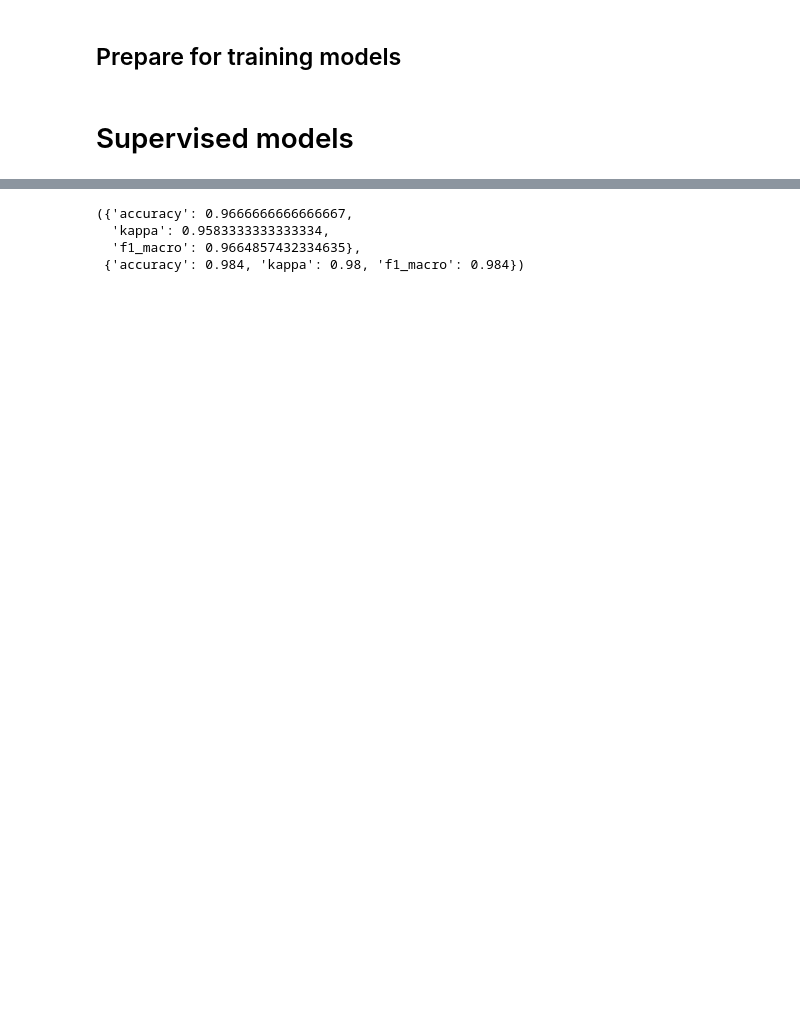
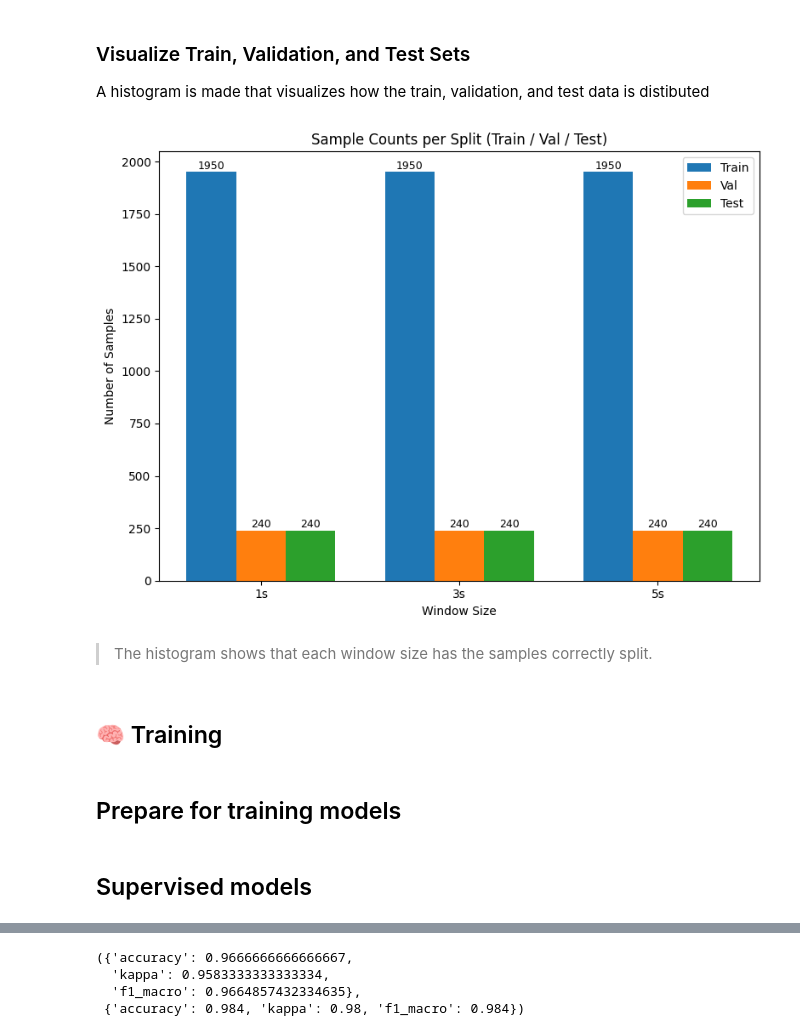
Before and after one commit to OfferPi/5ARE0-ActivityRecognition, a Jupyter notebook: group13_activity_recognition.ipynb, the cells around one changed output, grey strips where cells are left out. Cells and saved outputs as stored; diff of their text form; code cells hidden in the pictures; blank space fills up the shorter version.

```diff
--- a/group13_activity_recognition.ipynb
+++ b/group13_activity_recognition.ipynb
@@ -1085,3 +1011,73 @@ if __name__ == "__main__":
+# %%
+# Using 80% train, 10% val (default), and 10% test
+# Seed is the same for all to make no difference between what data is part of the sets of each time window
+# Split the 1-second samples into train/val/test sets
+train_samples_1s, val_samples_1s, test_samples_1s = split_samples(samples_1s, train_ratio=0.80, val_ratio=0.1, test_ratio=0.1, seed=42)
+
+# Split the 3-second samples into train/val/test sets
+train_samples_3s, val_samples_3s, test_samples_3s = split_samples(samples_3s, train_ratio=0.80, val_ratio=0.1, test_ratio=0.1, seed=42)
+
+# Split the 5-second samples into train/val/test sets
+train_samples_5s, val_samples_5s, test_samples_5s = split_samples(samples_5s, train_ratio=0.80, val_ratio=0.1, test_ratio=0.1, seed=42)
+# %% [markdown]
+### Visualize Train, Validation, and Test Sets
+A histogram is made that visualizes how the train, validation, and test data is distibuted
+# %%
+# Collect all splits into a dict for plotting
+splits_summary = {
+    "1s": (train_samples_1s, val_samples_1s, test_samples_1s),
+    "3s": (train_samples_3s, val_samples_3s, test_samples_3s),
+    "5s": (train_samples_5s, val_samples_5s, test_samples_5s),
+}
+
+# Prepare data for plotting
+labels = ["Train", "Val", "Test"]
+x = range(len(splits_summary))  # positions for 1s, 3s, 5s
+width = 0.25  # bar width
+
+plt.figure(figsize=(8, 6))
+
+# Loop over splits and plot bars
+for i, label in enumerate(labels):
+    counts = []
+    for _, (train, val, test) in splits_summary.items():
+        if label == "Train":
+            n = sum(len(v) for s in train.values() for v in s.values())
+        elif label == "Val":
+            n = sum(len(v) for s in val.values() for v in s.values())
+        else:  # Test
+            n = sum(len(v) for s in test.values() for v in s.values())
+        counts.append(n)
+
+    # Create bars
+    bar_positions = [p + i * width for p in x]
+    bars = plt.bar(bar_positions, counts, width, label=label)
+
+    # Annotate each bar with its count
+    for bar, count in zip(bars, counts):
+        plt.text(
+            bar.get_x() + bar.get_width() / 2,
+            bar.get_height() + 2,  # offset above bar
+            str(count),
+            ha="center",
+            va="bottom",
+            fontsize=9
+        )
+
+# Formatting
+plt.xticks([p + width for p in x], splits_summary.keys())
+plt.xlabel("Window Size")
+plt.ylabel("Number of Samples")
+plt.title("Sample Counts per Split (Train / Val / Test)")
+plt.legend()
+plt.tight_layout()
+plt.show()
+# %% [output]
+[figure, added]
+# %% [markdown]
+> The histogram shows that each window size has the samples correctly split.
+# %% [markdown]
+## 🧠 Training
 # %% [markdown]
 ## Prepare for training models
 # %%
@@ -1199,5 +1195,5 @@ X_val,   y_val,   _       = build_Xy(val_samples)
 X_test,  y_test,  _       = build_Xy(test_samples)
 n_classes = len(classes)
 # %% [markdown]
-# Supervised models
+## Supervised models
 # %% [markdown]
```
Also changed, not shown: parts of 70 cells of this notebook, 1 other file.
